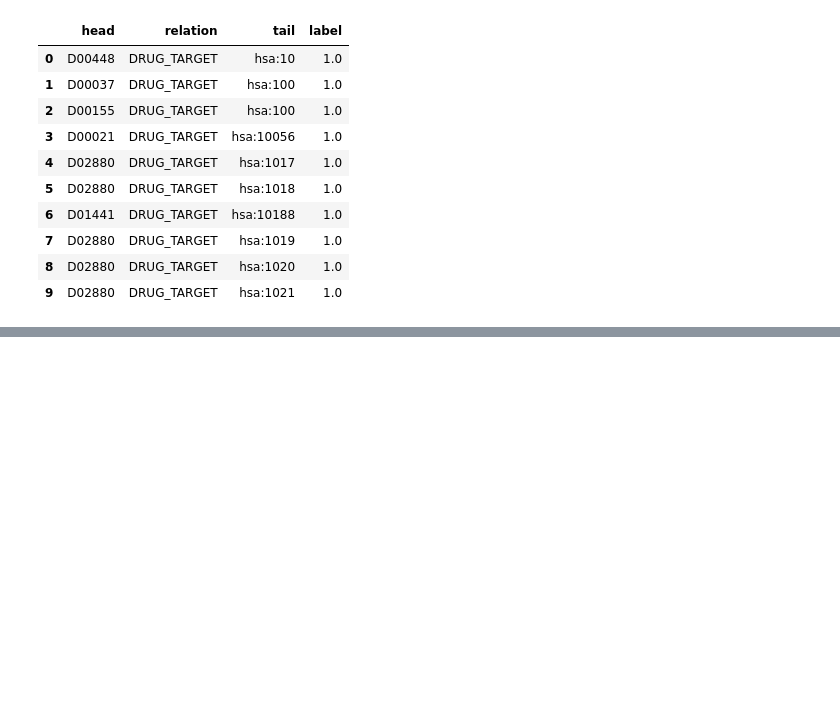
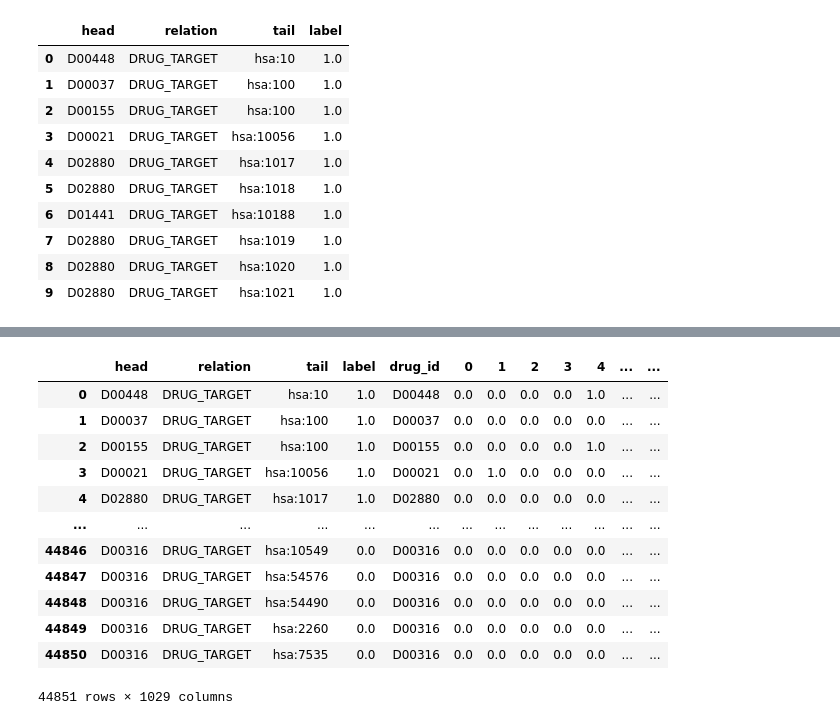
Before and after one commit to sanaaria/Master-thesis, a Jupyter notebook: KGE_NFM_&_NFM.ipynb, the cells around one changed output, grey strips where cells are left out. Drawn from its saved outputs; the diff is of its cells as text; code cells hidden in the pictures; blank space fills up the shorter version.

```diff
--- a/KGE_NFM_&_NFM.ipynb
+++ b/KGE_NFM_&_NFM.ipynb
@@ -621,0 +672,17 @@ def get_features(data,fp_df,prodes_df,use_pro):
+# %%
+drug_features = pd.merge(train,fp_df,how='left',left_on='head',right_on='drug_id')
+drug_features
+# %% [output]
+|  | head | relation | tail | label | drug_id | 0 | 1 | 2 | 3 | 4 | ... | ... |
+| 0 | D00448 | DRUG_TARGET | hsa:10 | 1.0 | D00448 | 0.0 | 0.0 | 0.0 | 0.0 | 1.0 | ... | ... |
+| 1 | D00037 | DRUG_TARGET | hsa:100 | 1.0 | D00037 | 0.0 | 0.0 | 0.0 | 0.0 | 0.0 | ... | ... |
+| 2 | D00155 | DRUG_TARGET | hsa:100 | 1.0 | D00155 | 0.0 | 0.0 | 0.0 | 0.0 | 1.0 | ... | ... |
+| 3 | D00021 | DRUG_TARGET | hsa:10056 | 1.0 | D00021 | 0.0 | 1.0 | 0.0 | 0.0 | 0.0 | ... | ... |
+| 4 | D02880 | DRUG_TARGET | hsa:1017 | 1.0 | D02880 | 0.0 | 0.0 | 0.0 | 0.0 | 0.0 | ... | ... |
+| ... | ... | ... | ... | ... | ... | ... | ... | ... | ... | ... | ... | ... |
+| 44846 | D00316 | DRUG_TARGET | hsa:10549 | 0.0 | D00316 | 0.0 | 0.0 | 0.0 | 0.0 | 0.0 | ... | ... |
+| 44847 | D00316 | DRUG_TARGET | hsa:54576 | 0.0 | D00316 | 0.0 | 0.0 | 0.0 | 0.0 | 0.0 | ... | ... |
+| 44848 | D00316 | DRUG_TARGET | hsa:54490 | 0.0 | D00316 | 0.0 | 0.0 | 0.0 | 0.0 | 0.0 | ... | ... |
+| 44849 | D00316 | DRUG_TARGET | hsa:2260 | 0.0 | D00316 | 0.0 | 0.0 | 0.0 | 0.0 | 0.0 | ... | ... |
+| 44850 | D00316 | DRUG_TARGET | hsa:7535 | 0.0 | D00316 | 0.0 | 0.0 | 0.0 | 0.0 | 0.0 | ... | ... |
+44851 rows × 1029 columns
```
Also changed, not shown: parts of 46 cells of this notebook.
